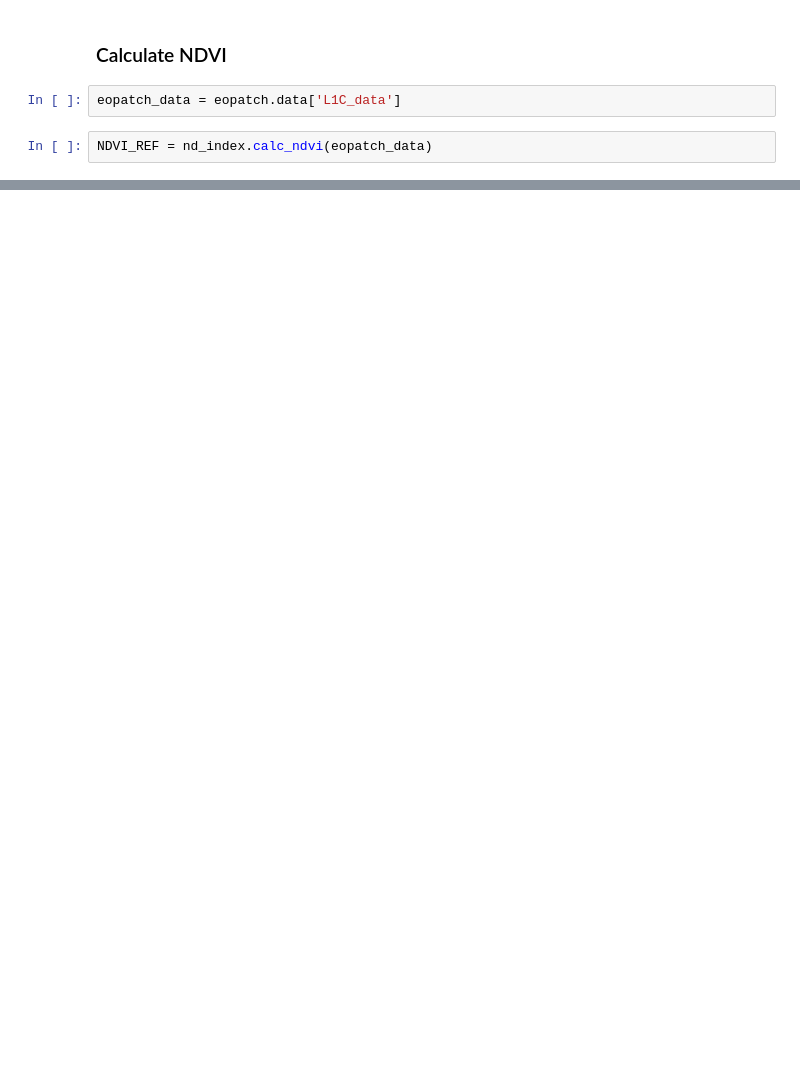
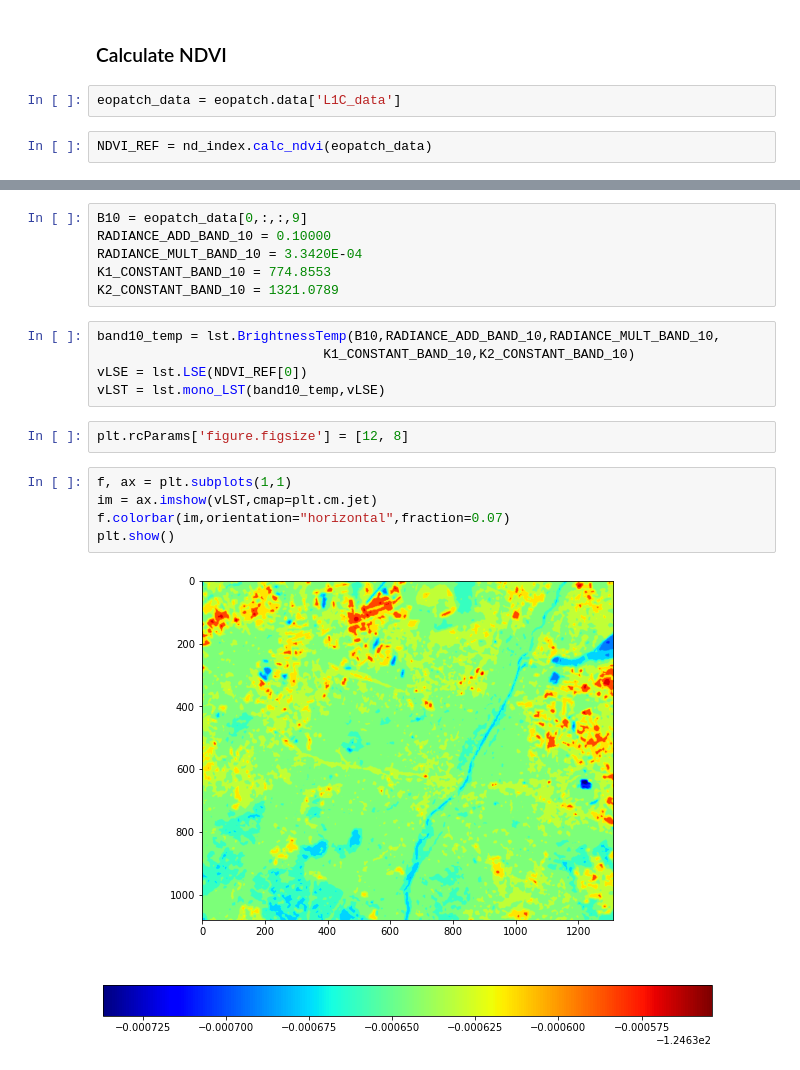
Before and after one commit to sanchitchip/BR_AI, a Jupyter notebook: example/example_temperature.ipynb, the cells around one changed output, grey strips where cells are left out. Drawn from its saved outputs; the diff is of its cells as text; blank space fills up the shorter version.

```diff
--- a/example/example_temperature.ipynb
+++ b/example/example_temperature.ipynb
@@ -41,0 +45,20 @@ NDVI_REF = nd_index.calc_ndvi(eopatch_data)
+# %%
+B10 = eopatch_data[0,:,:,9]
+RADIANCE_ADD_BAND_10 = 0.10000
+RADIANCE_MULT_BAND_10 = 3.3420E-04
+K1_CONSTANT_BAND_10 = 774.8553
+K2_CONSTANT_BAND_10 = 1321.0789
+# %%
+band10_temp = lst.BrightnessTemp(B10,RADIANCE_ADD_BAND_10,RADIANCE_MULT_BAND_10,
+                             K1_CONSTANT_BAND_10,K2_CONSTANT_BAND_10)
+vLSE = lst.LSE(NDVI_REF[0])
+vLST = lst.mono_LST(band10_temp,vLSE)
+# %%
+plt.rcParams['figure.figsize'] = [12, 8]
+# %%
+f, ax = plt.subplots(1,1)
+im = ax.imshow(vLST,cmap=plt.cm.jet)
+f.colorbar(im,orientation="horizontal",fraction=0.07)
+plt.show()
+# %% [output]
+[figure, added]
```
Also changed, not shown: parts of 4 cells of this notebook, 2 other files.
